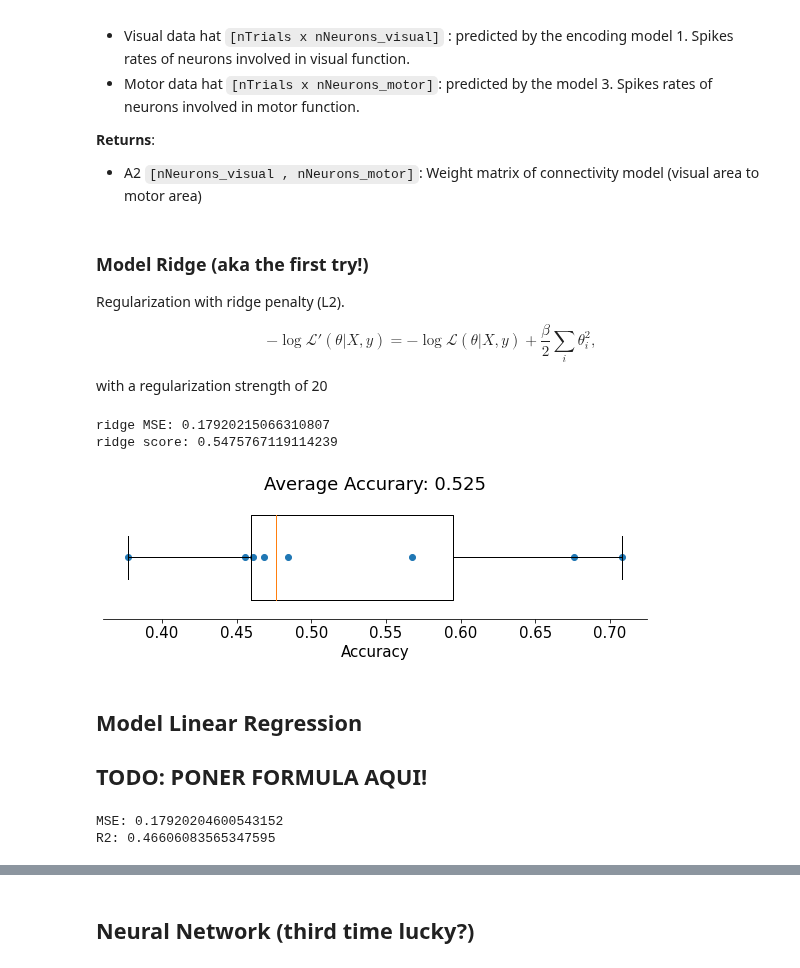
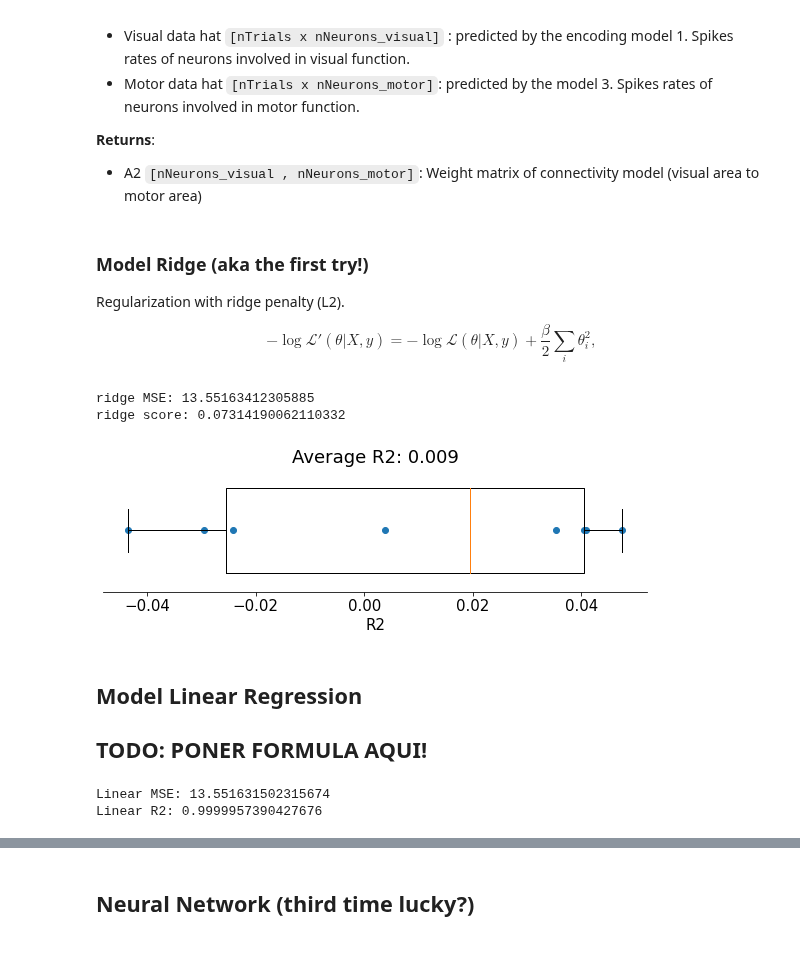
Before and after one commit to mgonzal1/nma_wombat_connectivy_project, a Jupyter notebook: connectivity.ipynb, the cells around one changed output, grey strips where cells are left out. Drawn from its saved outputs; the diff is of its cells as text; code cells hidden in the pictures.

```diff
--- a/connectivity.ipynb
+++ b/connectivity.ipynb
@@ -513,42 +422,38 @@ Regularization with ridge penalty (L2).
 $$-\log\mathcal{L}'(\theta | X, y)=
 -\log\mathcal{L}(\theta | X, y) +\frac\beta2\sum_i\theta_i^2,
 $$
-
-with a regularization strength of 20
 # %%
-#@markdown Ridge
 # obtains motor areas matrix and sets model
-ridge = Ridge(alpha=1)
-
+motor_dat = get_motor_ctx(data_set)
+ridge = Ridge(alpha=1,fit_intercept=False)
 # obtains weight matrix A2
-ridge.fit(visual_dat_hat, motor_dat_hat)
+ridge.fit(visual_dat_hat, motor_dat)
 A2 = ridge.coef_.T
-
 # obtains prediction
-motor_dat_hat_hat = ridge.predict(visual_dat_hat)
+motor_dat_hat = visual_dat_hat@A2
 
 # MSE & R2
-print("ridge MSE:", mean_squared_error(motor_dat_hat, motor_dat_hat_hat))
-print("ridge score:",ridge.score(visual_dat_hat, motor_dat_hat))
+print("ridge MSE:", mean_squared_error(motor_dat, motor_dat_hat))
+print("ridge score:",ridge.score(visual_dat_hat, motor_dat))
 # %% [output]
-ridge MSE: 0.17920215066310807
-ridge score: 0.5475767119114239
+ridge MSE: 13.55163412305885
+ridge score: 0.07314190062110332
 # %%
 #@markdown Cross-validation, cv=8
 num_splits =8
-accuracies_ridge = (cross_val_score(ridge, visual_dat_hat, motor_dat_hat, cv=8))
+accuracies_ridge = (cross_val_score(ridge, visual_dat_hat, motor_dat, cv=8))
 
 f, ax = plt.subplots(figsize=(8, 3))
 ax.boxplot(accuracies_ridge, vert=False, widths=.7)
 ax.scatter(accuracies_ridge, np.ones(num_splits))
 ax.set(
-  xlabel="Accuracy",
+  xlabel="R2",
   yticks=[],
-  title=f"Average Accurary: {np.mean(accuracies_ridge):.3f}"
+  title=f"Average R2: {np.mean(accuracies_ridge):.3f}"
 )
 ax.spines["left"].set_visible(False)
 # %% [output]
-[figure, old version]
+[figure, new version]
 # %% [markdown]
 ## Model Linear Regression
 
@@ -556,21 +461,21 @@ ax.spines["left"].set_visible(False)
 # %%
 #@markdown  Linear Regression
 # obtains motor areas matrix and sets model
-model_A2_lin = LinearRegression(fit_intercept=False).fit(visual_dat_hat, motor_dat_hat)
+model_A2_lin = LinearRegression(fit_intercept=False).fit(visual_dat_hat, motor_dat)
 
 A2_lin = model_A2_lin.coef_.T
 
 motor_dat_hat_lin = model_A2_lin.predict(visual_dat_hat)
 
-mse_A2_lin = mean_squared_error (motor_dat_hat, motor_dat_hat_lin)
+mse_A2_lin = mean_squared_error (motor_dat, motor_dat_hat_lin)
 
 r2_metrics_A2_lin =  sklearn.metrics.r2_score(motor_dat_hat,motor_dat_hat_lin)
 
 print("Linear MSE:", mse_A2_lin)
 print("Linear R2:",r2_metrics_A2_lin)
 # %% [output]
-MSE: 0.17920204600543152
-R2: 0.46606083565347595
+Linear MSE: 13.551631502315674
+Linear R2: 0.9999957390427676
 # %%
 #@markdown Cross-validation, cv=8
 num_splits =8
```
Also changed, not shown: parts of 19 cells of this notebook.
